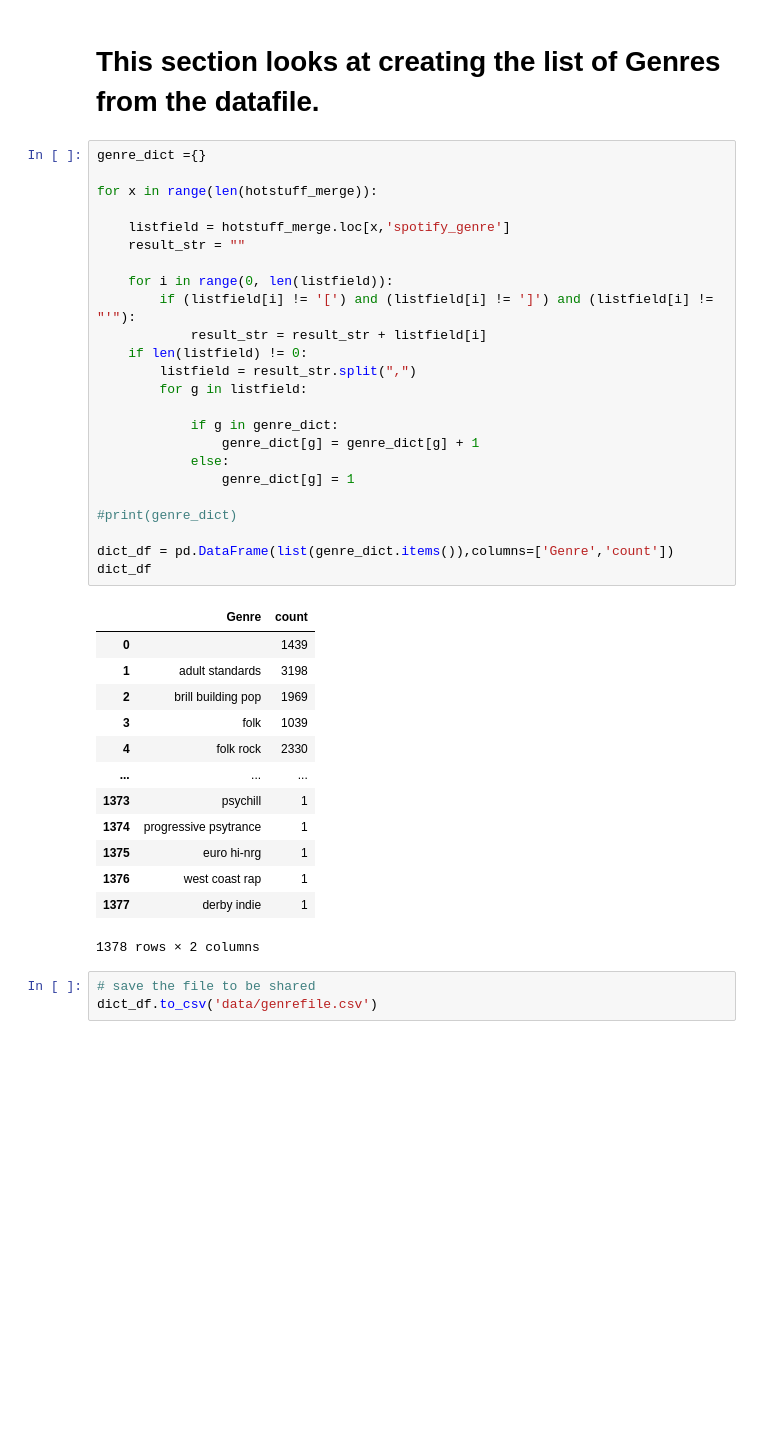
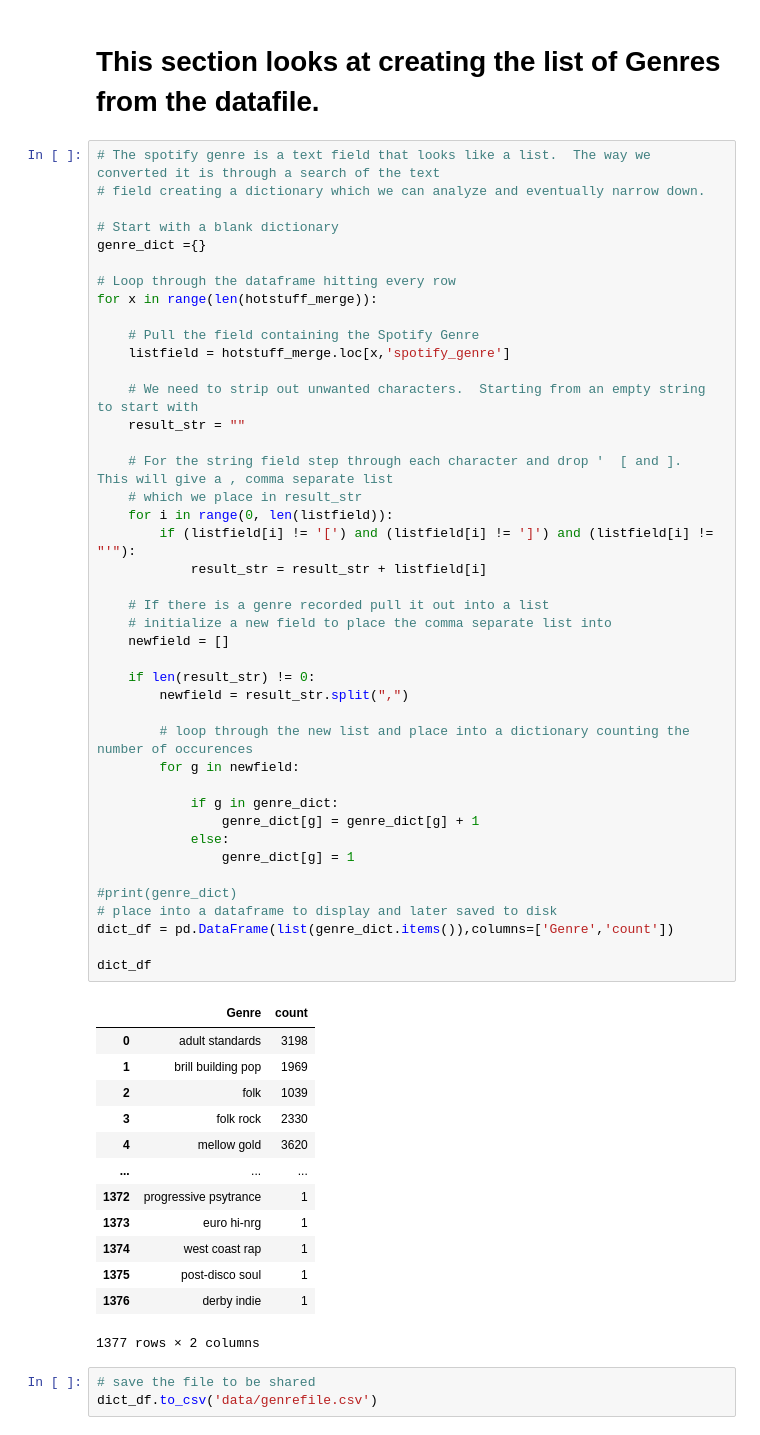
Before and after one commit to rlylecastro/project1, a Jupyter notebook: music.ipynb, the cells around one changed output. Drawn from its saved outputs; the diff is of its cells as text; blank space fills up the shorter version.

```diff
--- a/music.ipynb
+++ b/music.ipynb
@@ -267,43 +354,61 @@ plt.show()
 # %% [markdown]
 # This section looks at creating the list of Genres from the datafile.
 # %%
+# The spotify genre is a text field that looks like a list.  The way we converted it is through a search of the text
+# field creating a dictionary which we can analyze and eventually narrow down.
+
+# Start with a blank dictionary
 genre_dict ={}
 
+# Loop through the dataframe hitting every row
 for x in range(len(hotstuff_merge)):
 
+    # Pull the field containing the Spotify Genre
     listfield = hotstuff_merge.loc[x,'spotify_genre']
+
+    # We need to strip out unwanted characters.  Starting from an empty string to start with
     result_str = ""
 
+    # For the string field step through each character and drop '  [ and ].  This will give a , comma separate list
+    # which we place in result_str
     for i in range(0, len(listfield)):
         if (listfield[i] != '[') and (listfield[i] != ']') and (listfield[i] != "'"):
             result_str = result_str + listfield[i]
-    if len(listfield) != 0:
-        listfield = result_str.split(",")
-        for g in listfield:
+
+    # If there is a genre recorded pull it out into a list
+    # initialize a new field to place the comma separate list into
+    newfield = []
+
+    if len(result_str) != 0:
+        newfield = result_str.split(",")
+
+        # loop through the new list and place into a dictionary counting the number of occurences
+        for g in newfield:
 
             if g in genre_dict:
                 genre_dict[g] = genre_dict[g] + 1
             else:
                 genre_dict[g] = 1
 
 #print(genre_dict)
+# place into a dataframe to display and later saved to disk
+dict_df = pd.DataFrame(list(genre_dict.items()),columns=['Genre','count'])
 
-dict_df = pd.DataFrame(list(genre_dict.items()),columns=['Genre','count'])
 dict_df
 # %% [output]
 |  | Genre | count |
-| 0 |  | 1439 |
-| 1 | adult standards | 3198 |
-| 2 | brill building pop | 1969 |
-| 3 | folk | 1039 |
-| 4 | folk rock | 2330 |
+| 0 | adult standards | 3198 |
+| 1 | brill building pop | 1969 |
+| 2 | folk | 1039 |
+| 3 | folk rock | 2330 |
+| 4 | mellow gold | 3620 |
 | ... | ... | ... |
-| 1373 | psychill | 1 |
-| 1374 | progressive psytrance | 1 |
-| 1375 | euro hi-nrg | 1 |
-| 1376 | west coast rap | 1 |
-| 1377 | derby indie | 1 |
+| 1372 | progressive psytrance | 1 |
+| 1373 | euro hi-nrg | 1 |
+| 1374 | west coast rap | 1 |
+| 1375 | post-disco soul | 1 |
+| 1376 | derby indie | 1 |
-1378 rows × 2 columns
+1377 rows × 2 columns
 # %%
 # save the file to be shared
 dict_df.to_csv('data/genrefile.csv')
```
Also changed, not shown: parts of 14 cells of this notebook, 17 other files.
